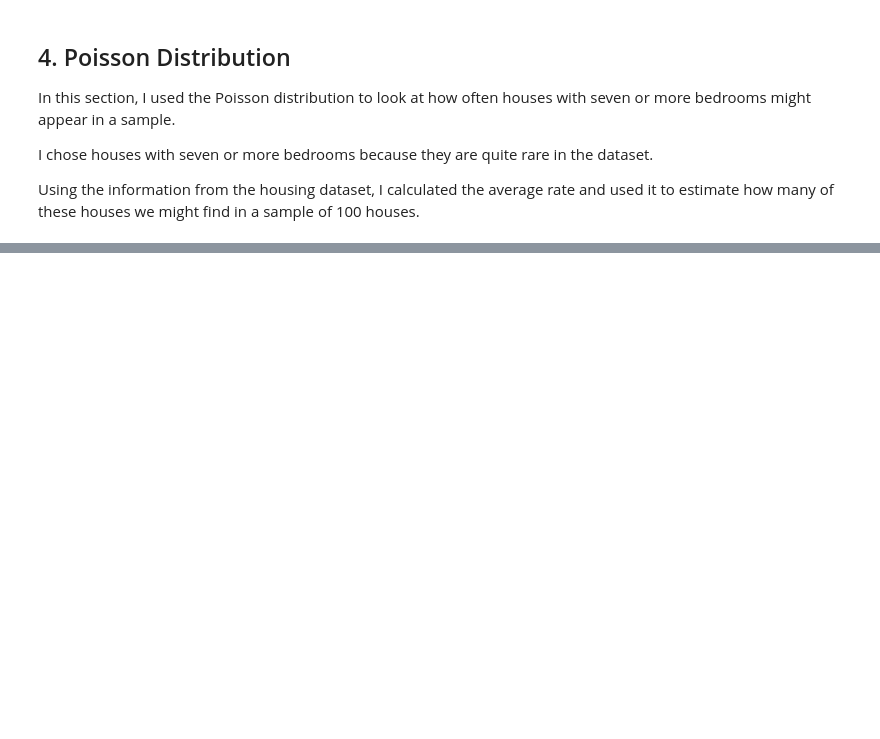
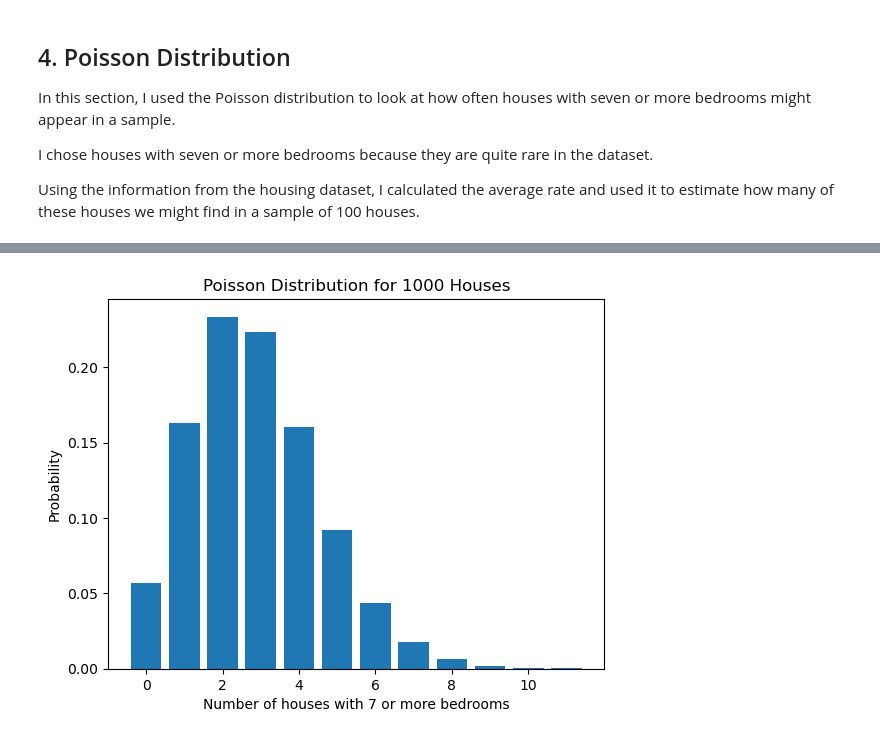
Before and after one commit to simo100000/Stats-for-Data-Analytics-, a Jupyter notebook: Housing_Statistics_CA1.ipynb, the cells around one changed output, grey strips where cells are left out. Drawn from its saved outputs; the diff is of its cells as text; code cells hidden in the pictures; blank space fills up the shorter version.

```diff
--- a/Housing_Statistics_CA1.ipynb
+++ b/Housing_Statistics_CA1.ipynb
@@ -312,0 +363,20 @@ Using the information from the housing dataset, I calculated the average rate an
+# %%
+# Poisson distribution for a larger sample
+
+n_large = 1000
+
+lam_large = n_large * p_rare
+
+x_large = np.arange(0, 12)
+
+pmf_large = poisson.pmf(x_large, mu=lam_large)
+
+plt.bar(x_large, pmf_large)
+
+plt.xlabel('Number of houses with 7 or more bedrooms')
+plt.ylabel('Probability')
+plt.title('Poisson Distribution for 1000 Houses')
+
+plt.show()
+# %% [output]
+[figure, added]
```
Also changed, not shown: parts of 5 cells of this notebook.
